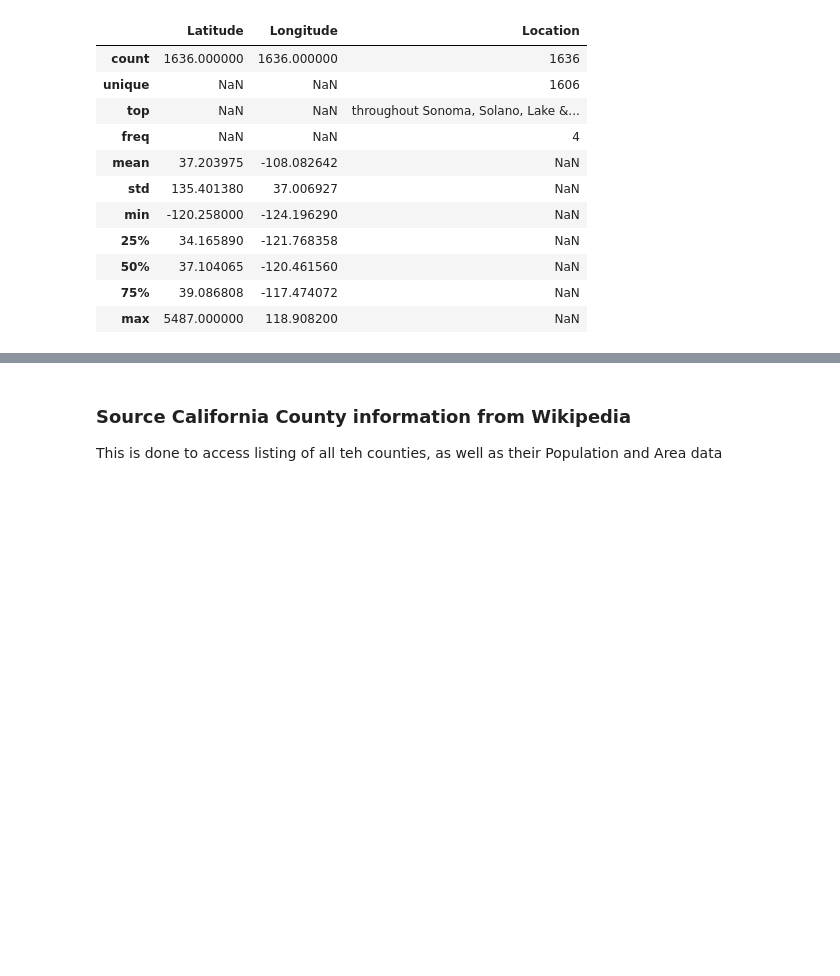
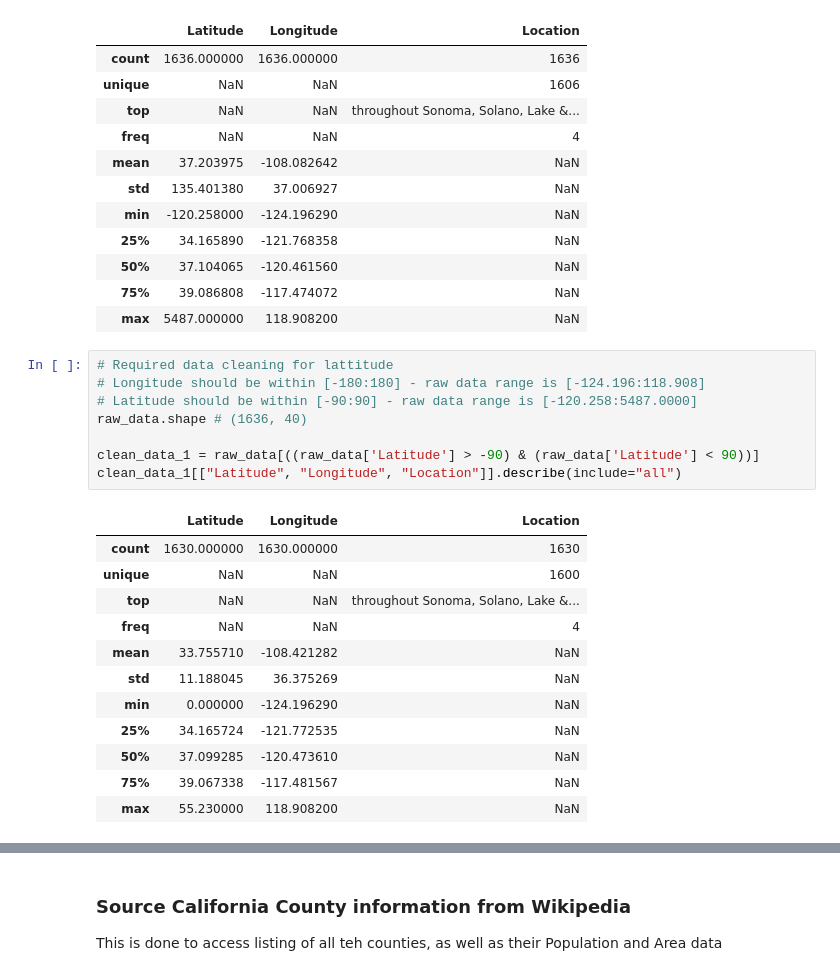
Before and after one commit to i-am-phoenix/project3, a Jupyter notebook: Untitled.ipynb, the cells around one changed output, grey strips where cells are left out. Cells and saved outputs as stored; diff of their text form; blank space fills up the shorter version.

```diff
--- a/Untitled.ipynb
+++ b/Untitled.ipynb
@@ -69,5 +69,26 @@ raw_data[["Latitude", "Longitude", "Location"]].describe(include="all")
 | 50% | 37.104065 | -120.461560 | NaN |
 | 75% | 39.086808 | -117.474072 | NaN |
 | max | 5487.000000 | 118.908200 | NaN |
+# %%
+# Required data cleaning for lattitude
+# Longitude should be within [-180:180] - raw data range is [-124.196:118.908]
+# Latitude should be within [-90:90] - raw data range is [-120.258:5487.0000]
+raw_data.shape # (1636, 40)
+
+clean_data_1 = raw_data[((raw_data['Latitude'] > -90) & (raw_data['Latitude'] < 90))]
+clean_data_1[["Latitude", "Longitude", "Location"]].describe(include="all")
+# %% [output]
+|  | Latitude | Longitude | Location |
+| count | 1630.000000 | 1630.000000 | 1630 |
+| unique | NaN | NaN | 1600 |
+| top | NaN | NaN | throughout Sonoma, Solano, Lake &... |
+| freq | NaN | NaN | 4 |
+| mean | 33.755710 | -108.421282 | NaN |
+| std | 11.188045 | 36.375269 | NaN |
+| min | 0.000000 | -124.196290 | NaN |
+| 25% | 34.165724 | -121.772535 | NaN |
+| 50% | 37.099285 | -120.473610 | NaN |
+| 75% | 39.067338 | -117.481567 | NaN |
+| max | 55.230000 | 118.908200 | NaN |
 # %%
 plt.figure(figsize=(10,5))
```
Also changed, not shown: parts of 4 cells of this notebook.
